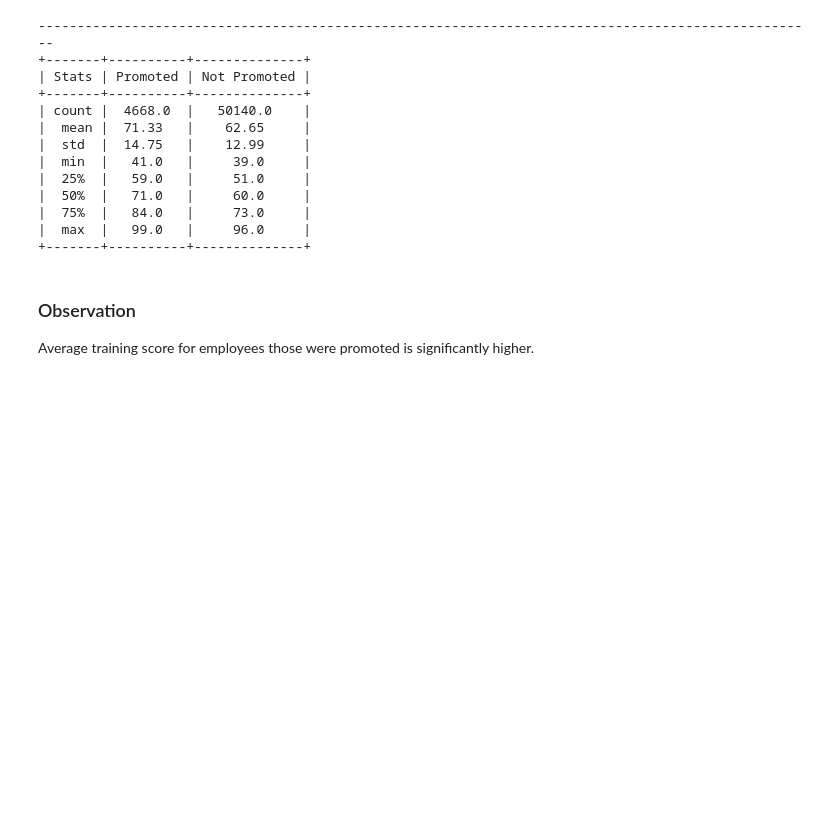
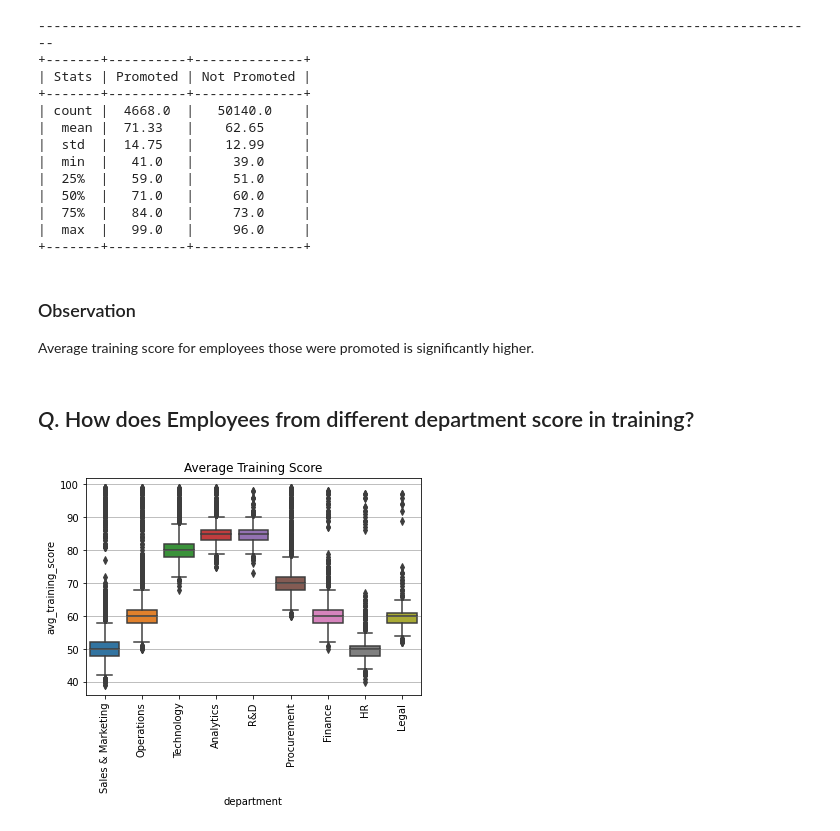
Before and after one commit to gunnerVivek/Employee-Promotion, a Jupyter notebook: 1-Analysis.ipynb, the cells around one changed output. Saved outputs shown, nothing was run; the diff lists cells and outputs as text; code cells hidden in the pictures; blank space fills up the shorter version.

```diff
--- a/1-Analysis.ipynb
+++ b/1-Analysis.ipynb
@@ -842,3 +842,13 @@ EDA_continuous('avg_training_score',
 # %% [markdown]
 ### Observation
 Average training score for employees those were promoted is significantly higher.
+# %% [markdown]
+## *Q*. How does Employees from different department score in training?
+# %%
+sns.boxplot(x='department', y='avg_training_score', data=train_data)
+plt.xticks(rotation=90)
+plt.grid(axis='y')
+plt.title('Average Training Score')
+plt.show()
+# %% [output]
+[figure, added]
```
Also changed, not shown: parts of 1 cell of this notebook.
